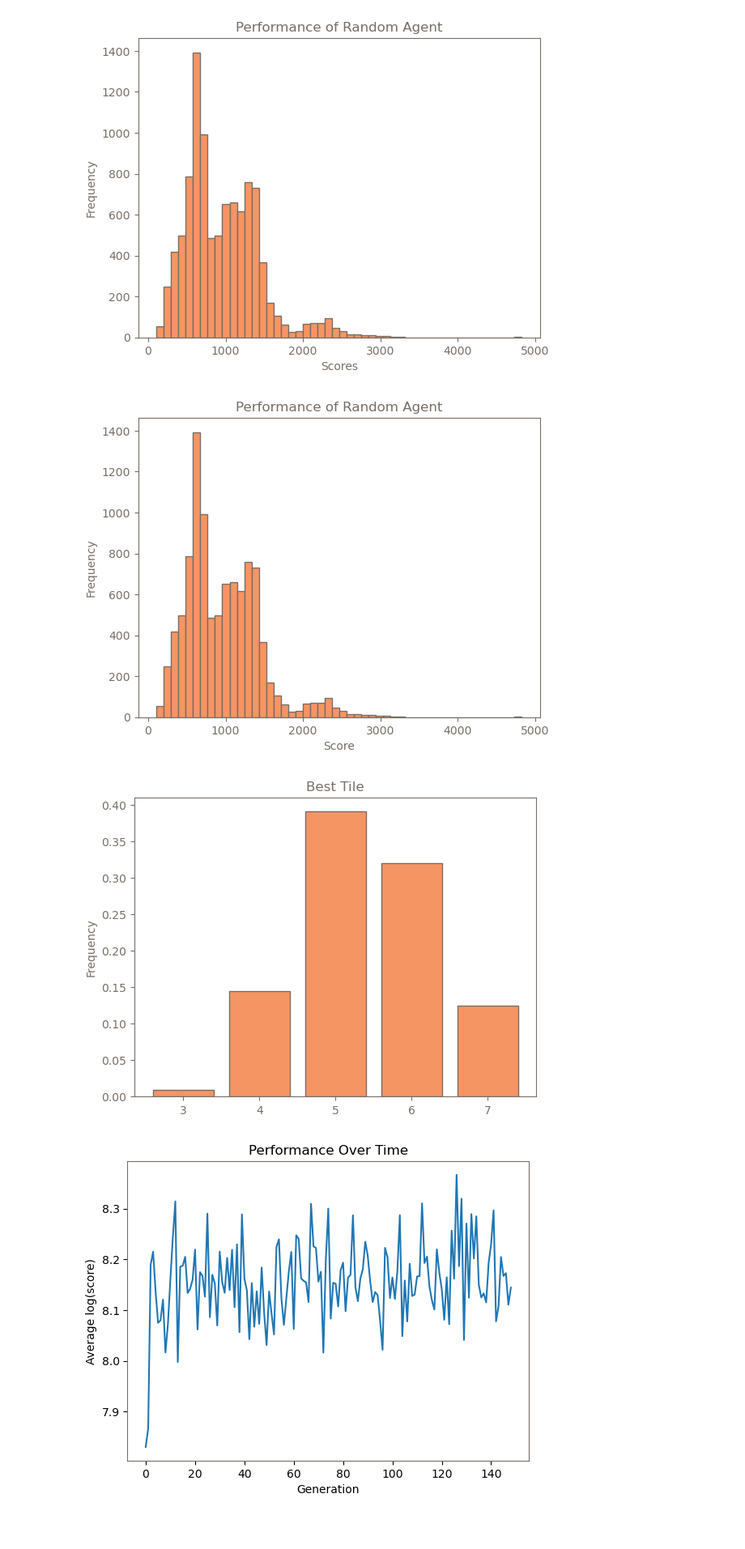
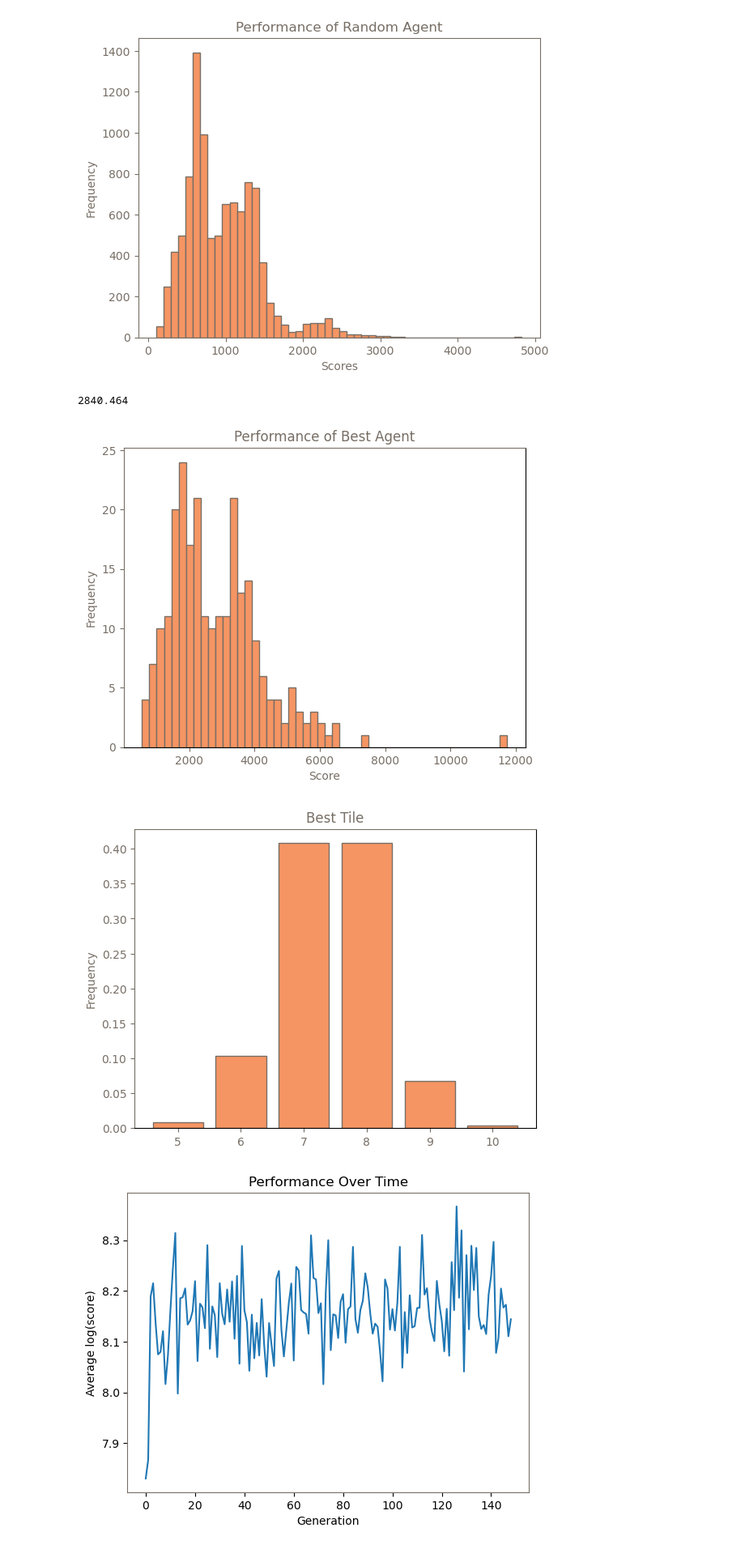
Before and after one commit to JackHanke/2048rl, a Jupyter notebook: workspace.ipynb, the cells around one changed output. Shown: that part at 81% size. Drawn from its saved outputs; the diff is of its cells as text; code cells hidden in the pictures; blank space fills up the shorter version.

```diff
--- a/workspace.ipynb
+++ b/workspace.ipynb
@@ -35,7 +35,13 @@ Average Performance = 963.566
 Best score achieved: 4828
 Best tiles prob = [0, 0, 0, 0.009499999999999998, 0.14480000000000037, 0.3904999999999733, 0.3198999999999811, 0.12440000000000254, 0.01089999999999999, 0, 0, 0, 0, 0, 0, 0, 0, 0]
 [figure]
+# %%
+scores = [3324, 4880, 1732, 3364, 6572, 2140, 3756, 1712, 11740, 4060, 1376, 3072, 4268, 6484, 2916, 2840, 4708, 3840, 1412, 3000, 3988, 4180, 2904, 3324, 3464, 3048, 2004, 3924, 6000, 3604, 3884, 1568, 2120, 3704, 1876, 2084, 3868, 1744, 2292, 4784, 1060, 3008, 6072, 4568, 1160, 1104, 2200, 2292, 3228, 3332, 1908, 2428, 1204, 2264, 996, 1592, 2320, 2508, 1516, 1272, 2328, 5892, 1648, 3572, 1108, 5576, 4364, 3804, 2628, 2248, 1592, 4188, 5228, 3968, 2048, 3268, 4088, 1664, 3744, 4308, 1892, 2356, 2952, 1780, 2912, 3284, 3468, 4704, 1288, 5204, 2596, 2012, 4348, 1180, 3412, 2036, 5436, 4400, 3528, 1928, 1872, 2764, 3160, 3648, 3500, 1048, 1852, 1740, 3632, 2228, 2092, 4132, 1584, 2808, 4448, 4276, 972, 3276, 2320, 1160, 2296, 2100, 3156, 3420, 3316, 3556, 1492, 3208, 788, 1976, 972, 2636, 1736, 3320, 1796, 2696, 3344, 3984, 3736, 3828, 1872, 3264, 1752, 1396, 2676, 1772, 2964, 2244, 960, 2508, 5164, 1800, 1536, 3368, 3624, 3236, 7424, 4868, 5360, 5064, 5132, 3656, 3252, 3284, 2416, 3620, 2624, 5348, 2204, 3016, 672, 4688, 1476, 3808, 3884, 1660, 676, 1240, 4004, 1852, 1736, 856, 1532, 3164, 1704, 3656, 2276, 3064, 1756, 1920, 2356, 820, 2864, 2232, 1412, 6156, 1012, 1736, 1572, 3244, 2208, 2748, 2140, 1664, 2060, 2192, 3700, 3180, 2000, 1560, 1172, 3872, 624, 1544, 1484, 5856, 1384, 3456, 3324, 2236, 3556, 1260, 1808, 1324, 5496, 2040, 2368, 1352, 2656, 3228, 2768, 2408, 560, 1744, 2456, 2272, 5728, 1844, 3464, 3932, 3732, 2168, 2508, 1644, 2092, 2528, 1548, 2052, 1732, 1572]
+sum(scores)/len(scores)
+# %% [output]
+2840.464
 # %%
+import matplotlib.pyplot as plt
 fig = plt.figure()
 ax = fig.add_subplot()
 
@@ -49,42 +55,44 @@ ax.tick_params(axis='x', colors=axis_color)    #setting up X-axis tick color to
 ax.tick_params(axis='y', colors=axis_color)  #setting up Y-axis tick color to black
 ax.spines['left'].set_color(axis_color)        # setting up Y-axis tick color to red
 ax.spines['top'].set_color(axis_color)
-ax.set_title('Performance of Random Agent', color=axis_color)
+ax.set_title('Performance of Best Agent', color=axis_color)
 
 # matplotlib.rc('axes',edgecolor='#776E65')
 plt.xlabel('Score')
 plt.ylabel('Frequency')
 # plt.title('Performance of Random Agent')
-plt.savefig('assets/RandomAgentScoreHistogram.png', transparent=True)
+# plt.savefig('assets/RandomAgentScoreHistogram.png', transparent=True)
+plt.savefig('assets/BestAgentScoreHistogram.png', transparent=True)
 plt.show()
 # %% [output]
-[figure, old version]
+[figure, new version]
 # %%
-
+best_tile_array = [0, 0, 0, 0, 0, 0.008, 0.10400000000000006, 0.4080000000000003, 0.4080000000000003, 0.06800000000000003, 0.004, 0, 0, 0, 0, 0, 0, 0]
 
 fig = plt.figure()
 ax = fig.add_subplot()
 
-plt.bar([i for i in range(3,8)], best_tile_array[3:8], color='#F59563', edgecolor='#776E65')
+plt.bar([i for i in range(5,11)], best_tile_array[5:11], color='#F59563', edgecolor='#776E65')
 
 # ax.spines['left'].set_color('#776E65')
 axis_color = '#776E65'
 ax.xaxis.label.set_color(axis_color)        #setting up X-axis label color to yellow
 ax.yaxis.label.set_color(axis_color)          #setting up Y-axis label color to blue
 ax.tick_params(axis='x', colors=axis_color)    #setting up X-axis tick color to red
 ax.tick_params(axis='y', colors=axis_color)  #setting up Y-axis tick color to black
 ax.spines['left'].set_color(axis_color)        # setting up Y-axis tick color to red
 ax.spines['top'].set_color(axis_color)
 ax.set_title('Best Tile', color=axis_color)
 
 # matplotlib.rc('axes',edgecolor='#776E65')
 # plt.xlabel('')
 plt.ylabel('Frequency')
 # plt.title('Performance of Random Agent')
-plt.savefig('assets/RandomAgentTileHistogram.png', transparent=True)
+# plt.savefig('assets/RandomAgentTileHistogram.png', transparent=True)
+plt.savefig('assets/BestAgentTileHistogram.png', transparent=True)
 plt.show()
 # %% [output]
-[figure, old version]
+[figure, new version]
 # %%
 performance = [
     7.830650051256572,
```
Also changed, not shown: parts of 1 cell of this notebook, 11 other files.
